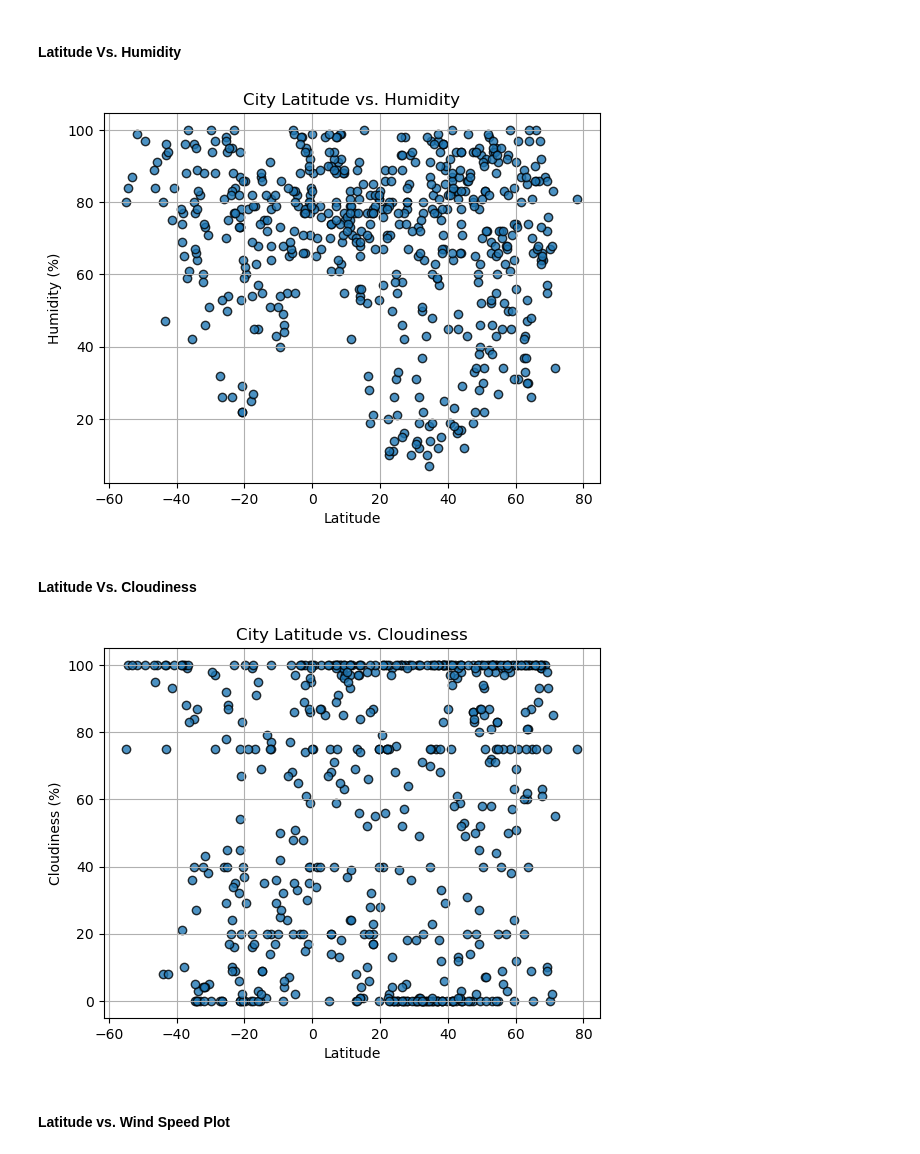
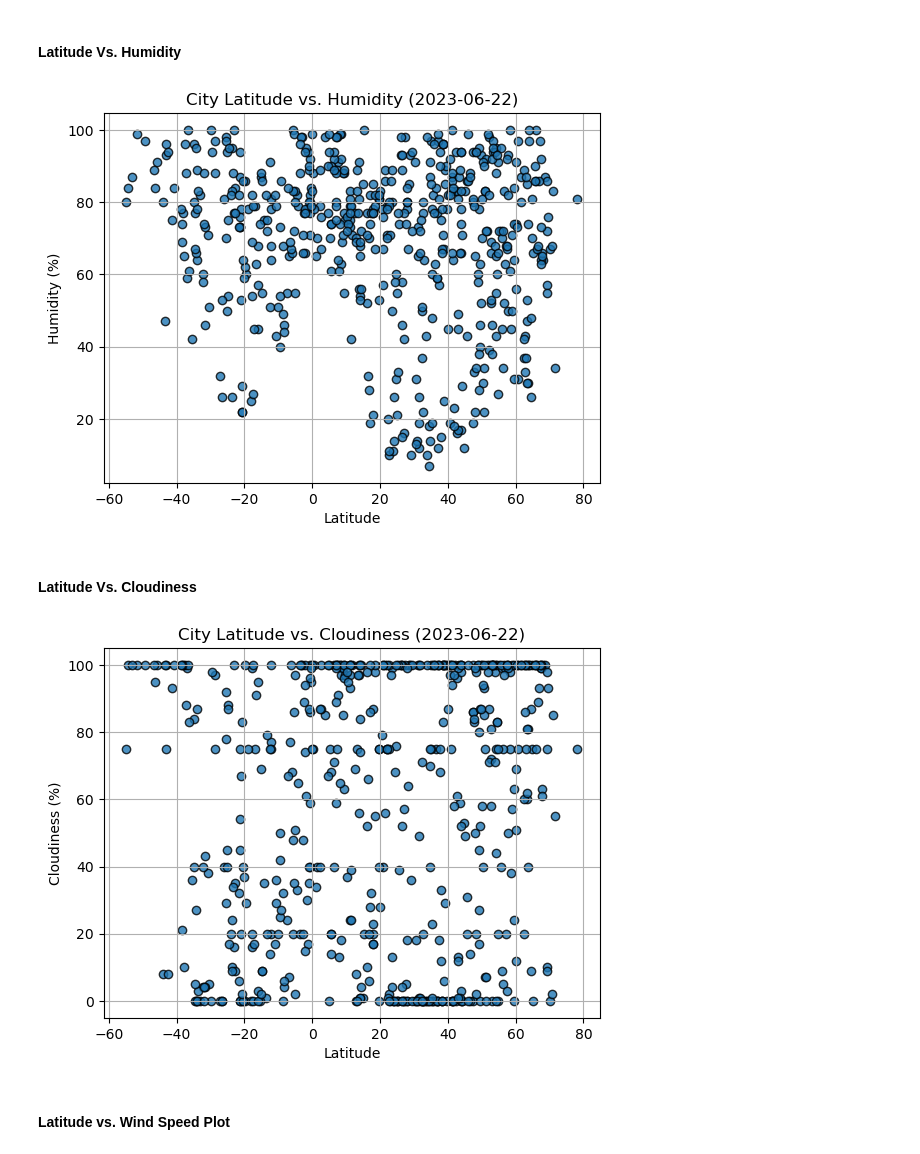
Before and after one commit to Arefinster/API-exploration-using-python, a Jupyter notebook: WeatherPy-my_work.ipynb, the cells around one changed output. Cells and saved outputs as stored; diff of their text form; code cells hidden in the pictures.

```diff
--- a/WeatherPy-my_work.ipynb
+++ b/WeatherPy-my_work.ipynb
@@ -210,22 +213,25 @@ plt.show()
 # %%
 # Build the scatter plots for latitude vs. humidity
 # YOUR CODE HERE
 plt.scatter(city_data_df["Lat"], city_data_df["Humidity"], marker="o", edgecolors='black', alpha=0.8)
 
 # Incorporate the other graph properties
+datetime_obj = datetime.datetime.fromtimestamp(city_data_df.loc[0,"Date"])
+date_str = datetime_obj.date().strftime("%Y-%m-%d")
+
 # YOUR CODE HERE
-plt.title("City Latitude vs. Humidity")
+plt.title(f"City Latitude vs. Humidity ({date_str})")
 plt.ylabel("Humidity (%)")
 plt.xlabel("Latitude")
 plt.grid(True)
 
 # Save the figure
 plt.savefig("output_data/Fig2_mywork.png")
 
 # Show plot
 plt.show()
 # %% [output]
-[figure, old version]
+[figure, new version]
 # %% [markdown]
 #### Latitude Vs. Cloudiness
 # %%
@@ -233,8 +239,11 @@ plt.show()
 # YOUR CODE HERE
 plt.scatter(city_data_df["Lat"], city_data_df["Cloudiness"], marker="o", edgecolors='black', alpha=0.8)
 # Incorporate the other graph properties
+datetime_obj = datetime.datetime.fromtimestamp(city_data_df.loc[0,"Date"])
+date_str = datetime_obj.date().strftime("%Y-%m-%d")
+
 # YOUR CODE HERE
-plt.title("City Latitude vs. Cloudiness")
+plt.title(f"City Latitude vs. Cloudiness ({date_str})")
 plt.ylabel("Cloudiness (%)")
 plt.xlabel("Latitude")
 plt.grid(True)
@@ -245,7 +254,7 @@ plt.savefig("output_data/Fig3_mywork.png")
 # Show plot
 plt.show()
 # %% [output]
-[figure, old version]
+[figure, new version]
 # %% [markdown]
 #### Latitude vs. Wind Speed Plot
 # %%
```
Also changed, not shown: parts of 3 cells of this notebook, 4 other files.
